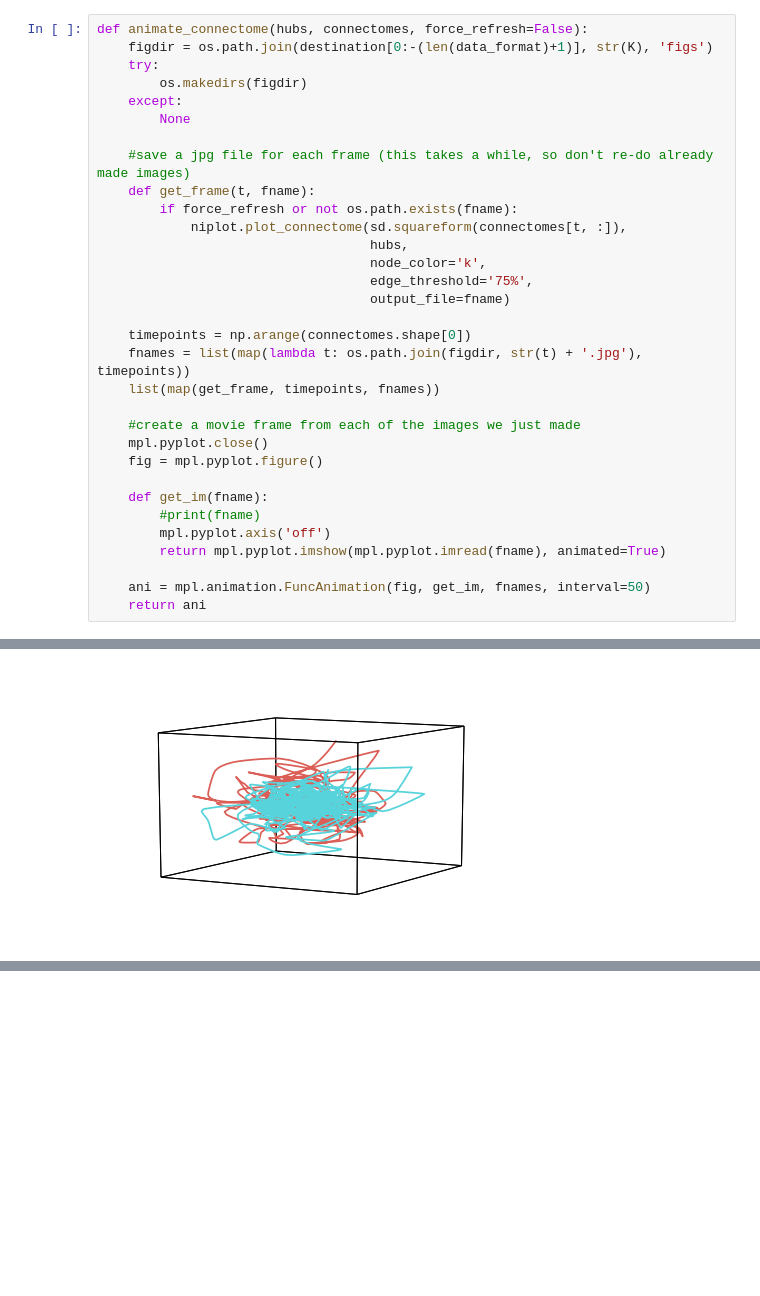
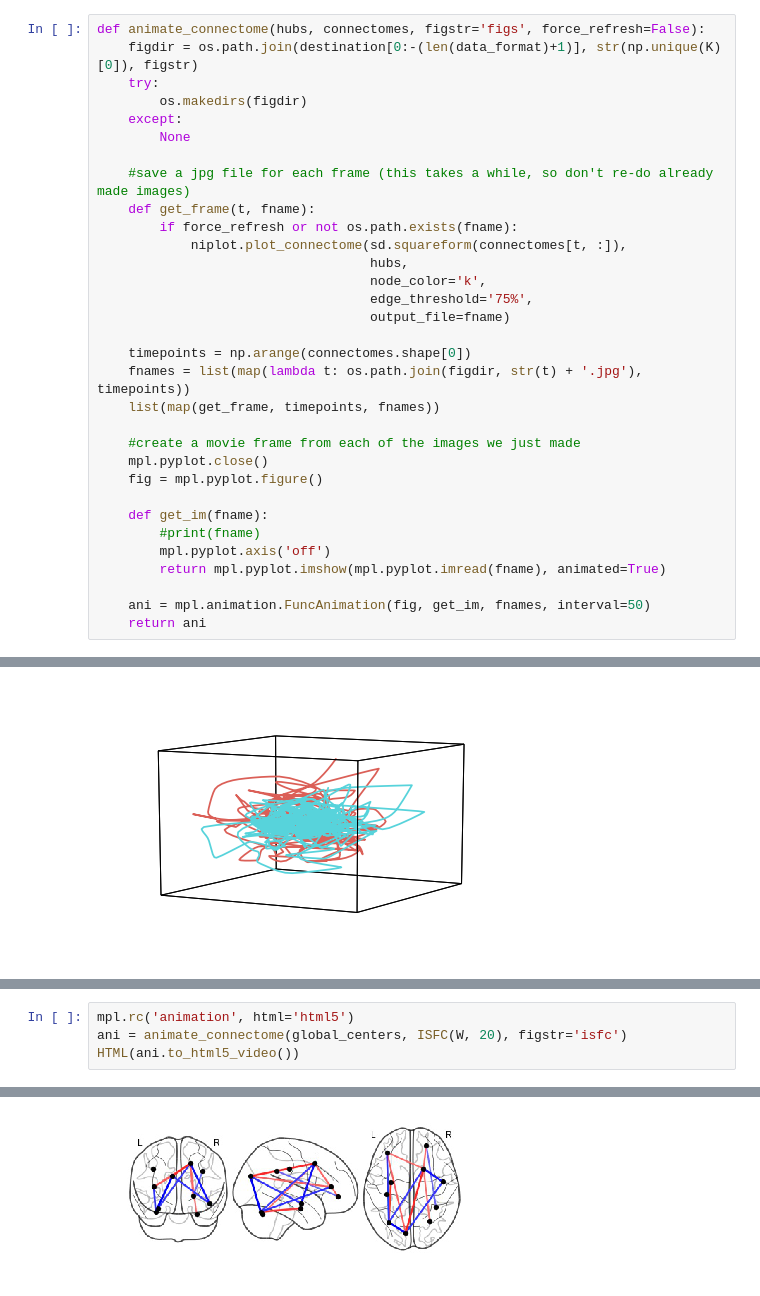
Before and after one commit to Summer-MIND/mind_2017, a Jupyter notebook: Tutorials/fMRI_NetworkDynamics/htfa_tutorial.ipynb, the cells around one changed output, grey strips where cells are left out. Drawn from its saved outputs; the diff is of its cells as text; blank space fills up the shorter version.

```diff
--- a/Tutorials/fMRI_NetworkDynamics/htfa_tutorial.ipynb
+++ b/Tutorials/fMRI_NetworkDynamics/htfa_tutorial.ipynb
@@ -267,6 +270,6 @@ def dynamic_connectome(W, n):
 # %%
-def animate_connectome(hubs, connectomes, force_refresh=False):
-    figdir = os.path.join(destination[0:-(len(data_format)+1)], str(K), 'figs')
+def animate_connectome(hubs, connectomes, figstr='figs', force_refresh=False):
+    figdir = os.path.join(destination[0:-(len(data_format)+1)], str(np.unique(K)[0]), figstr)
     try:
         os.makedirs(figdir)
     except:
@@ -396,0 +468,5 @@ hyp.plot(W);
+# %%
+mpl.rc('animation', html='html5')
+ani = animate_connectome(global_centers, ISFC(W, 20), figstr='isfc')
+HTML(ani.to_html5_video())
+# %% [output]
@@ -396,0 +474 @@ hyp.plot(W);
+[figure, added]
```
Also changed, not shown: parts of 13 cells of this notebook.
